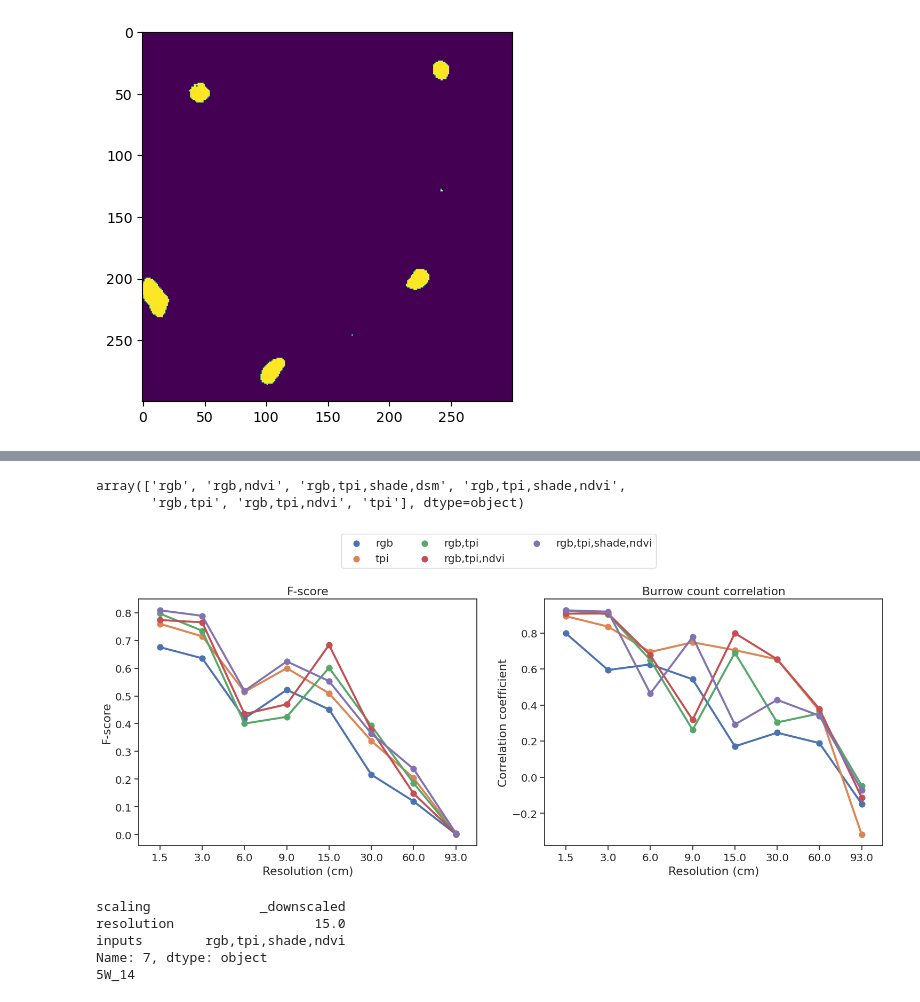
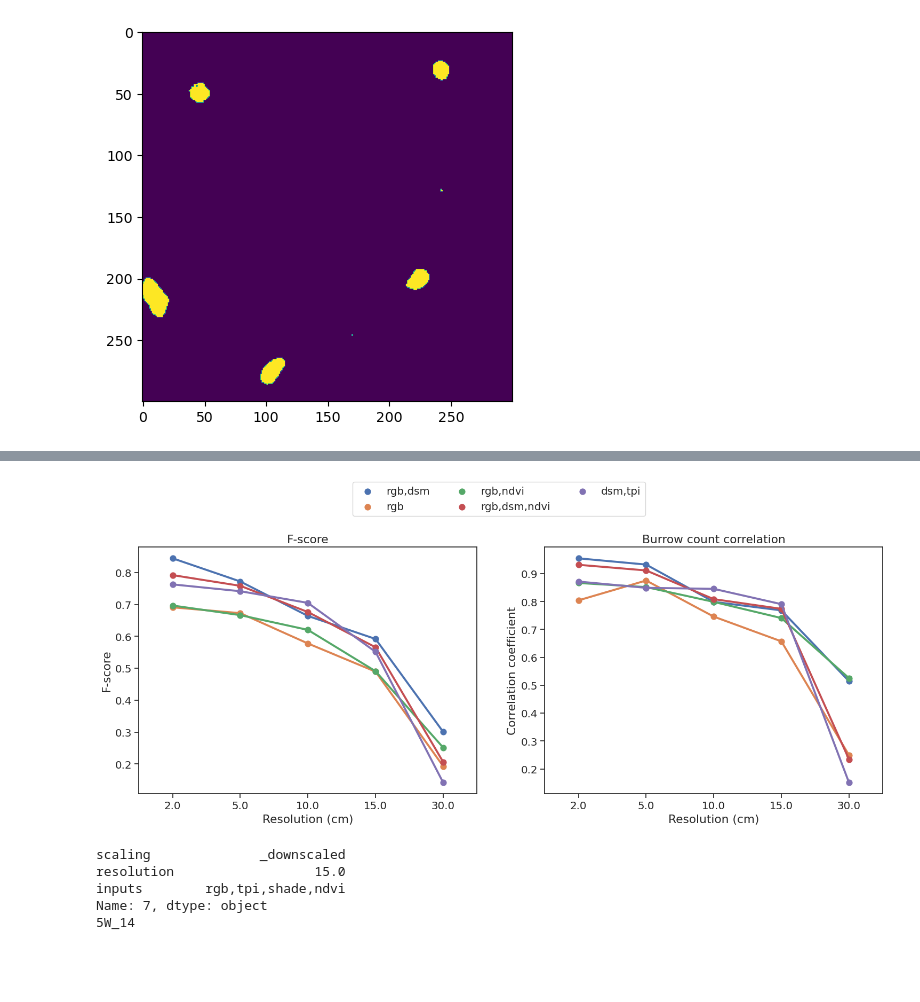
Before and after one commit to kearney-sp/cper_pdog, a Jupyter notebook: cnn_seg_validate_downscaled.ipynb, the cells around one changed output, grey strips where cells are left out. Cells and saved outputs as stored; diff of their text form; code cells hidden in the pictures; blank space fills up the shorter version.

```diff
--- a/cnn_seg_validate_downscaled.ipynb
+++ b/cnn_seg_validate_downscaled.ipynb
@@ -1185,8 +723,5 @@ plt.show()
 # %%
-df_downscaled_test = pd.read_csv('./cnn_test_results/downscaled_model_test_validation.csv')
-df_best_downscaled_test = pd.read_csv('./cnn_test_results/best_model_downscaled_test_validation.csv')
+import pandas as pd
+import matplotlib.pyplot as plt
+import seaborn as sns
+df_downscaled_test = pd.read_csv('./cnn_test_results_downscaled/downscaled_model_test_validation.csv')
-# %%
-df_downscaled_test['inputs'].unique()
-# %% [output]
-array(['rgb', 'rgb,ndvi', 'rgb,tpi,shade,dsm', 'rgb,tpi,shade,ndvi',
-       'rgb,tpi', 'rgb,tpi,ndvi', 'tpi'], dtype=object)
@@ -1201,41 +730,41 @@ sns.set(font_scale = 1.3)
 sns.set_style("ticks")
 fig, axs = plt.subplots(figsize=(18, 6), ncols=2)
 sns.pointplot(x='test_resolution', y='fscore',
-            hue='inputs', hue_order=['rgb', 'tpi', 'rgb,tpi', 'rgb,tpi,ndvi', 'rgb,tpi,shade,ndvi'],
-            data=df_downscaled_test_sub.sort_values('model_resolution'),
+            hue='inputs', #hue_order=['rgb', 'tpi', 'rgb,tpi', 'rgb,tpi,ndvi', 'rgb,tpi,shade,ndvi'],
+            data=df_downscaled_test.sort_values('model_resolution'),
             ci=None,
             ax=axs[0], show_legend=False)
 #sns.pointplot(x='test_resolution', y='fscore',
 #            hue='inputs',
 #            data=df_best_downscaled_test.sort_values('test_resolution'),
 #            ci=None,
 #            ax=axs[0], show_legend=False,
 #            linestyles='dotted')
 axs[0].set_title('F-score')
 axs[0].set_ylabel('F-score')
 
 sns.pointplot(x='test_resolution', y='correlation',
-            hue='inputs', hue_order=['rgb', 'tpi', 'rgb,tpi', 'rgb,tpi,ndvi', 'rgb,tpi,shade,ndvi'],
-            data=df_downscaled_test_sub.sort_values('test_resolution'),
+            hue='inputs', #hue_order=['rgb', 'tpi', 'rgb,tpi', 'rgb,tpi,ndvi', 'rgb,tpi,shade,ndvi'],
+            data=df_downscaled_test.sort_values('test_resolution'),
             ci=None,
             ax=axs[1], show_legend=False)
 #sns.pointplot(x='test_resolution', y='correlation',
 #            hue='inputs',
 #            data=df_best_downscaled_test.sort_values('test_resolution'),
 #            ci=None,
 #            ax=axs[1], show_legend=False,
 #            linestyles='dotted')
 axs[1].set_title('Burrow count correlation')
 axs[1].set_ylabel('Correlation coefficient')
 for ax in axs:
     ax.set_xlabel('Resolution (cm)')
     ax.legend().remove()
 handles, labels = axs[0].get_legend_handles_labels()
 fig.legend(handles, labels, loc='upper center', bbox_to_anchor=(0, 0, 1.0, 1.1), ncol=3)
 plt.savefig('./results_figs/cnn_results_downscaled_test_validation.png',
             dpi=400, bbox_inches='tight', pad_inches=0.1)
 # %% [output]
-[figure, old version]
+[figure, new version]
 # %%
 test_idx = 1
 row = df_val[(df_val['inputs'] == 'rgb,tpi,shade,ndvi') & (df_val['resolution'] == 15.0)].iloc[0]
```
Also changed, not shown: parts of 30 cells of this notebook, 44 other files.
